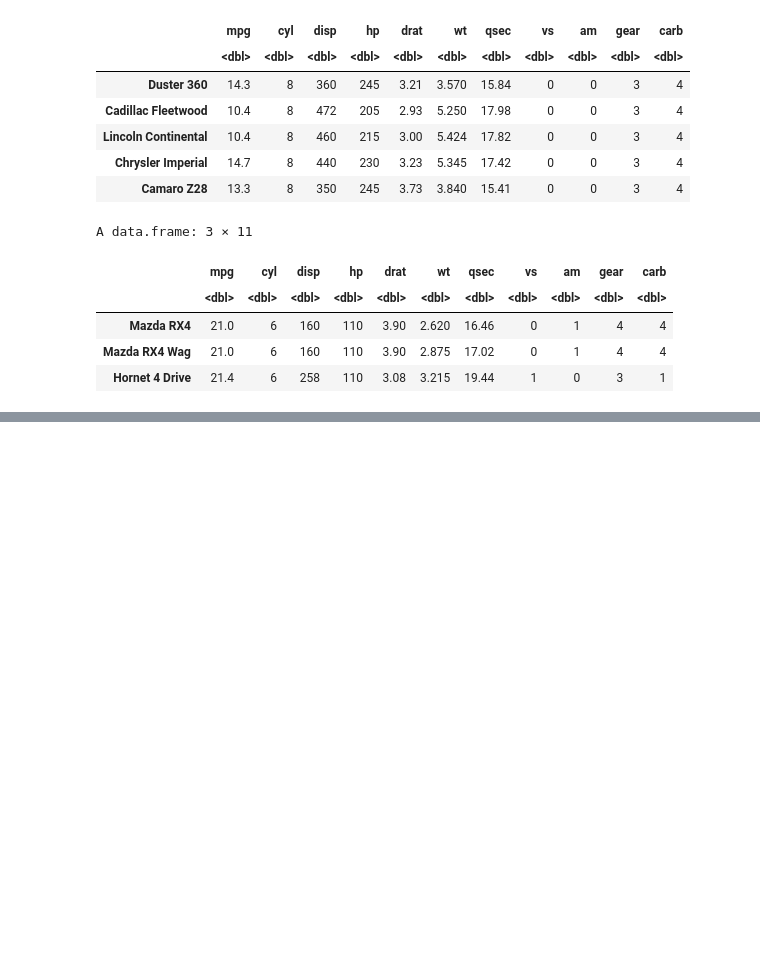
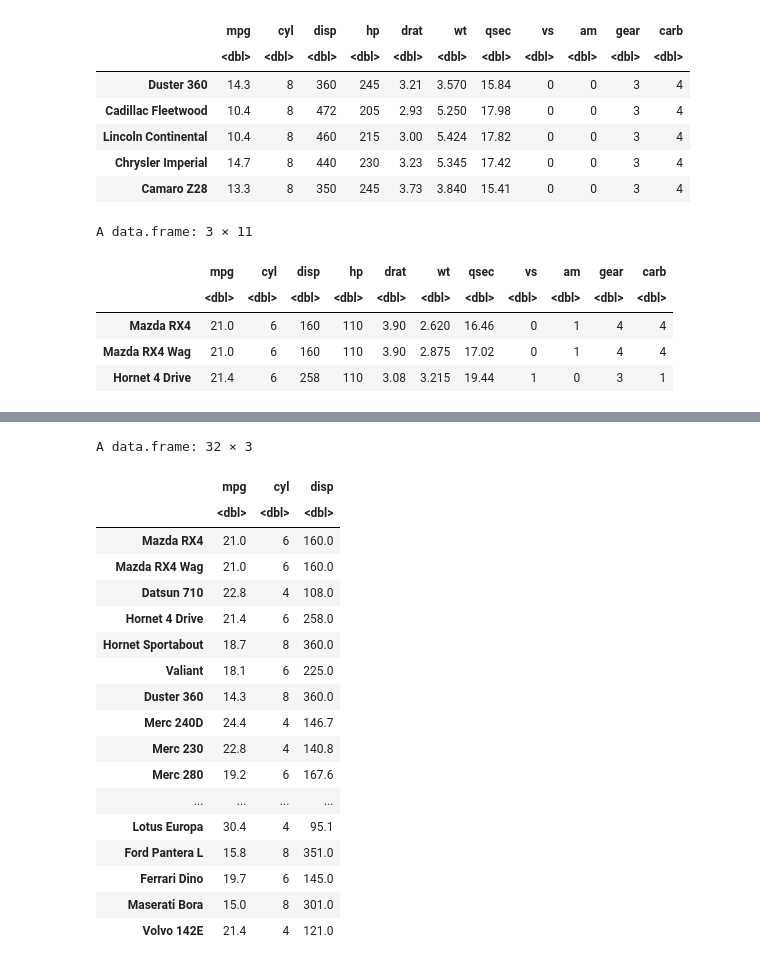
Before and after one commit to MichaelHotaling/Introduction-to-R, a Jupyter notebook: 16 Data Frame Operations.ipynb, the cells around one changed output, grey strips where cells are left out. Cells and saved outputs as stored; diff of their text form; code cells hidden in the pictures; blank space fills up the shorter version.

```diff
--- a/16 Data Frame Operations.ipynb
+++ b/16 Data Frame Operations.ipynb
@@ -384,2 +404,22 @@ A data.frame: 3 × 11
 # %%
-mtcars[ (mtcars$mpg > 20) & (mtcars$cyl == 6), ]
+mtcars[,c('mpg','cyl','disp')]
+# %% [output]
+A data.frame: 32 × 3
+|  | mpg | cyl | disp |
+|  | <dbl> | <dbl> | <dbl> |
+| Mazda RX4 | 21.0 | 6 | 160.0 |
+| Mazda RX4 Wag | 21.0 | 6 | 160.0 |
+| Datsun 710 | 22.8 | 4 | 108.0 |
+| Hornet 4 Drive | 21.4 | 6 | 258.0 |
+| Hornet Sportabout | 18.7 | 8 | 360.0 |
+| Valiant | 18.1 | 6 | 225.0 |
+| Duster 360 | 14.3 | 8 | 360.0 |
+| Merc 240D | 24.4 | 4 | 146.7 |
+| Merc 230 | 22.8 | 4 | 140.8 |
+| Merc 280 | 19.2 | 6 | 167.6 |
+| ... | ... | ... | ... |
+| Lotus Europa | 30.4 | 4 | 95.1 |
+| Ford Pantera L | 15.8 | 8 | 351.0 |
+| Ferrari Dino | 19.7 | 6 | 145.0 |
+| Maserati Bora | 15.0 | 8 | 301.0 |
+| Volvo 142E | 21.4 | 4 | 121.0 |
```
Also changed, not shown: parts of 5 cells of this notebook.
